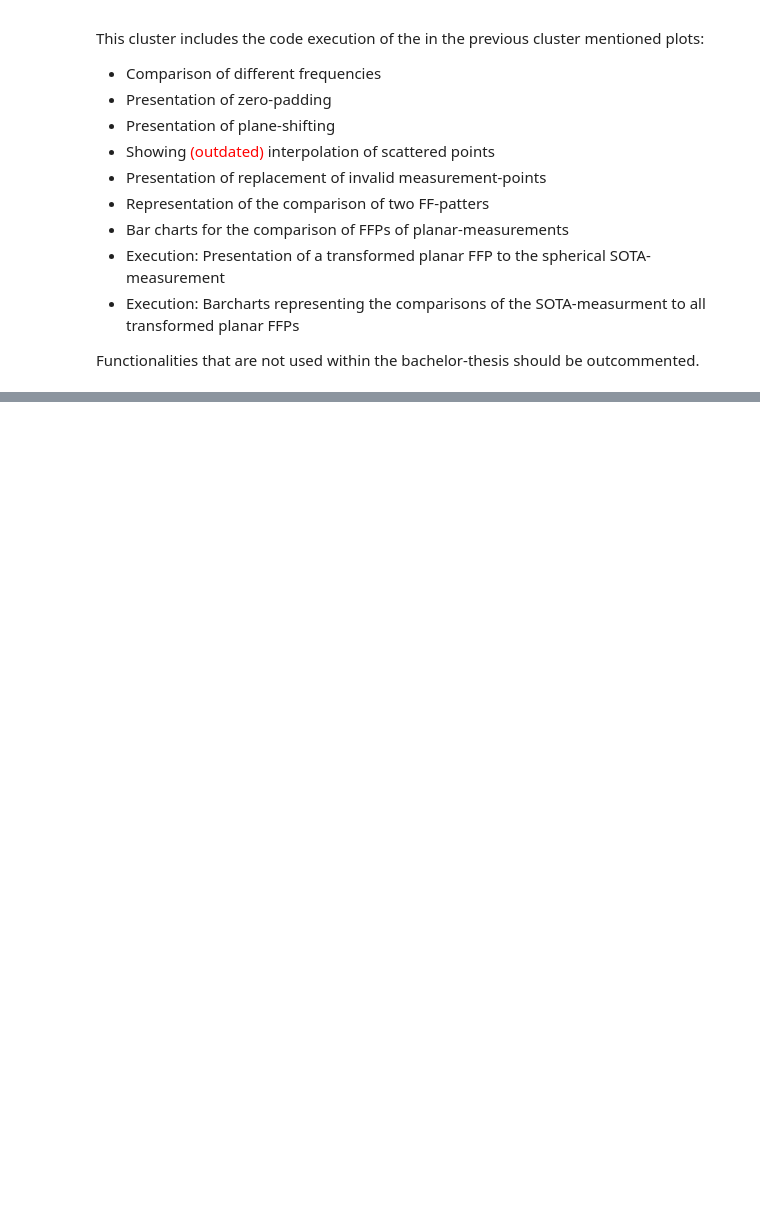
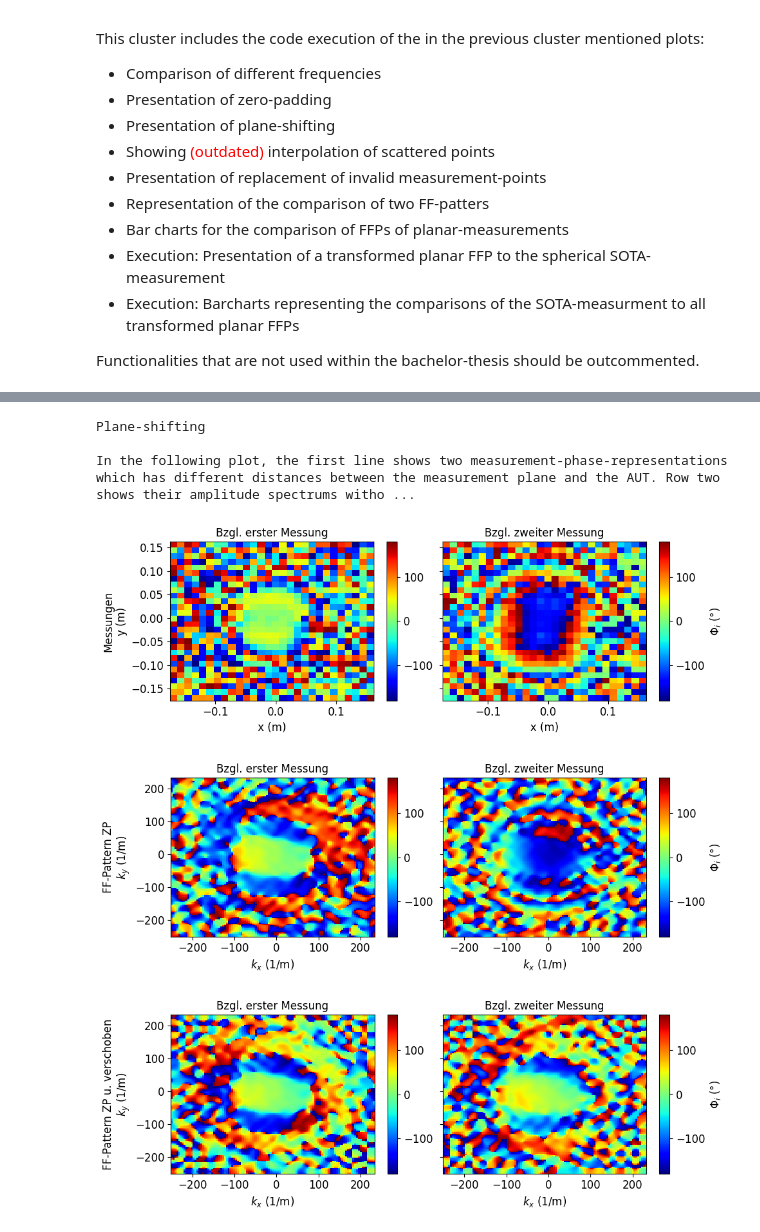
Before and after one commit to ImmuMau/Bac-Thesis-Maurer, a Jupyter notebook: Main.ipynb, the cells around one changed output, grey strips where cells are left out. Saved outputs shown, nothing was run; the diff lists cells and outputs as text; code cells hidden in the pictures; blank space fills up the shorter version.

```diff
--- a/Main.ipynb
+++ b/Main.ipynb
@@ -3129,0 +2814,36 @@ The first line of the following plot shows the measurement of a measuring plane
+# %%
+'''
+Excecution: Presentation of plane-shifting
+'''
+# Print short description
+print(color.UNDERLINE+color.BOLD+"Plane-shifting\n"+color.END+color.END)
+print("In the following plot, the first line shows two measurement-phase-representations which has different distances between the measurement plane and the AUT. Row two shows their amplitude spectrums without a phase shift and the third row shows a comparison of the two amplitude spectra after they where moved to the reference plane")
+print()
+
+measurement2 = getSpecificMeasurement(measurements, distance=7, frequency=80)
+
+amplitudeSpec1 = aquireAmplitudeSpectrum(measurement1[0])
+amplitudeSpec2 = aquireAmplitudeSpectrum(measurement2[0])
+#plotPhaseComparisonOf2Arrays(amplitudeSpec1, amplitudeSpec2, title="Amplitude spectrums of arrays", kSpace=True, clim=None)
+
+measurement2ToAUT = correctFieldDataCorrespondingToDistanceBetweenAUTandMeasurementPlane(measurement2[0],calculateMeasurementDistance(7, mm=False), caluclateFrequencyFromIndex(80,GHz=False))
+#plotPhaseComparisonOf2Arrays(measurement1ToAUT, measurement2ToAUT, title="Amplitude spectrums of shifted arrays", kSpace=True, clim=None)
+
+# Pad stuff
+measurement1_zeroPadded = zeroPadding(measurement1[0])
+measurement1ToAUT_zeroPadded = zeroPadding(measurement1ToAUT)
+measurement2_zeroPadded = zeroPadding(measurement2[0])
+measurement2ToAUT_zeroPadded = zeroPadding(measurement2ToAUT)
+
+# Use padded stuff
+storeFlag = False
+plotPhaseComparisonOf2Arrays(measurement1[0], measurement2[0], title="Messungen", kSpace=False, clim=None, store=storeFlag)
+plotPhaseComparisonOf2Arrays(measurement1_zeroPadded, measurement2_zeroPadded, title="FF-Pattern ZP", kSpace=True, clim=None, store=storeFlag)
+plotPhaseComparisonOf2Arrays(measurement1ToAUT_zeroPadded, measurement2ToAUT_zeroPadded, title="FF-Pattern ZP u. verschoben", kSpace=True, clim=None, store=storeFlag)
+# %% [output]
+Plane-shifting
+
+In the following plot, the first line shows two measurement-phase-representations which has different distances between the measurement plane and the AUT. Row two shows their amplitude spectrums witho ...
+[figure, added]
+[figure, added]
+[figure, added]
```
Also changed, not shown: parts of 11 cells of this notebook, 4 other files.
